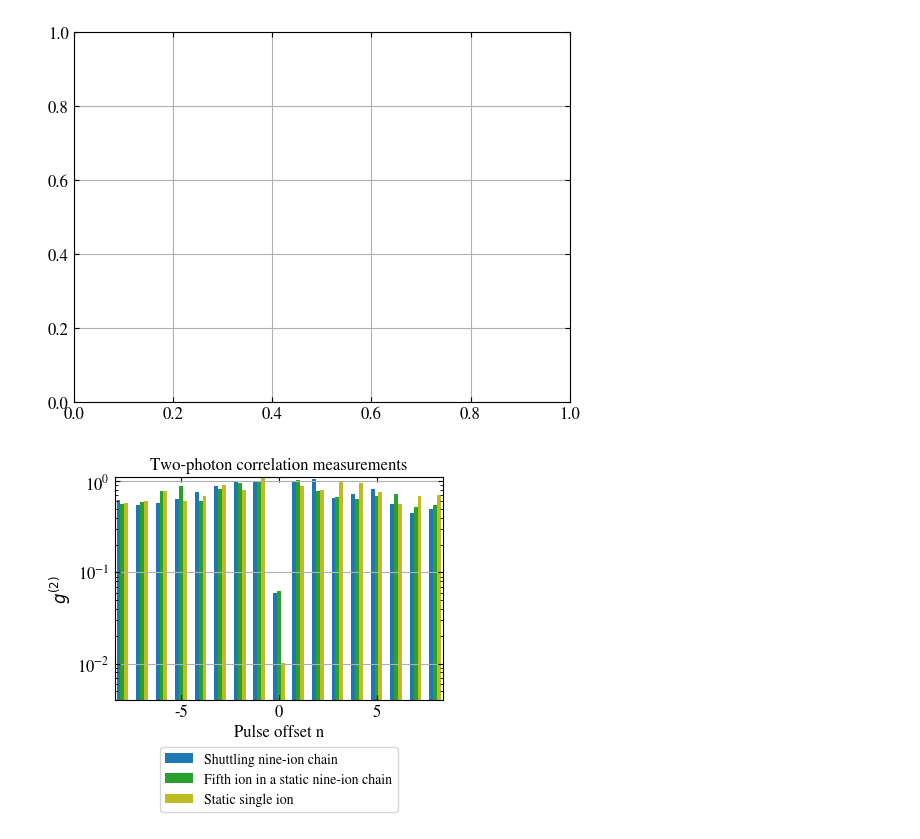
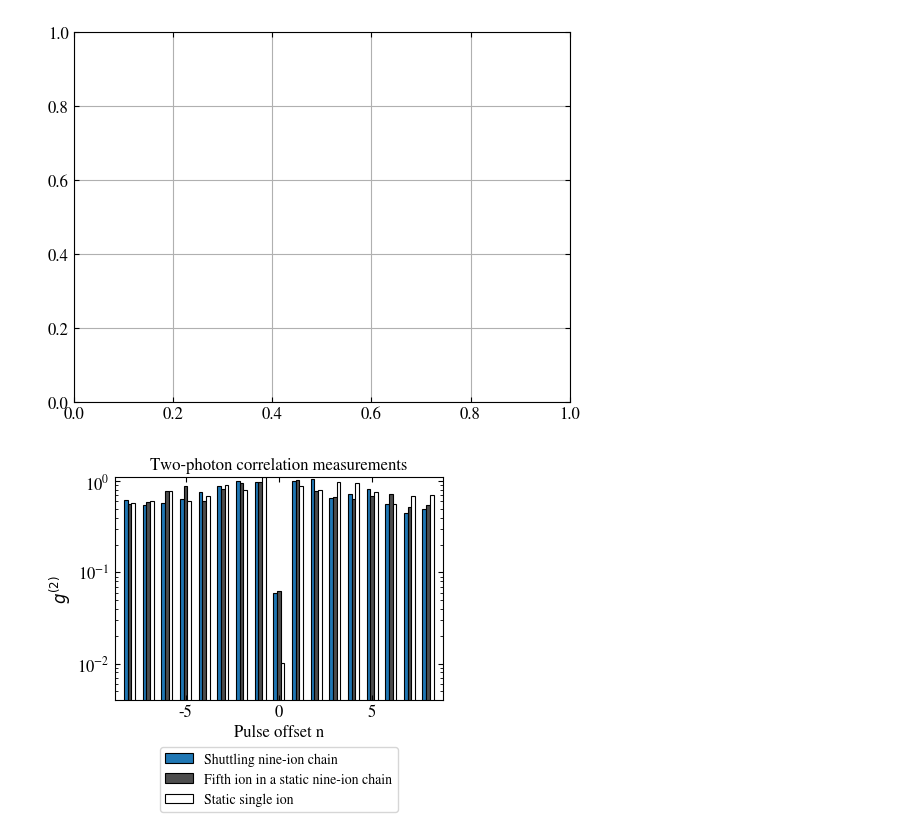
Before and after one commit to HaeffnerLab/Multiplexing, a Jupyter notebook: g2_data_processing/Static g2 data processing.ipynb, the cells around one changed output. Cells and saved outputs as stored; diff of their text form; code cells hidden in the pictures.

```diff
--- a/g2_data_processing/Static g2 data processing.ipynb
+++ b/g2_data_processing/Static g2 data processing.ipynb
@@ -1252,7 +1252,7 @@ import numpy as np
 import matplotlib.pyplot as plt
 import matplotlib
 
-# Consistent plot styling
+# ── Consistent plot styling ────────────────────────────────────────────────────
 matplotlib.rcParams.update({
     "font.family": "STIXGeneral",
     "xtick.labelsize": 12,
@@ -1261,73 +1261,77 @@ matplotlib.rcParams.update({
     "xtick.top": True,
     "ytick.labelsize": 12,
     "ytick.direction": "in",
     "ytick.right": True,
     "axes.labelsize": 12,
     "axes.labelpad": 3,
     "axes.grid": True
 })
 
-# Provided datasets
-data1 = np.array([0.61710037, 0.54275093, 0.57992565, 0.63197026, 0.75836431, 0.88475836,
-                  1.01115242, 0.98884758, 0.05947955, 1.01115242, 1.07063197, 0.65427509,
-                  0.72118959, 0.81784387, 0.55762082, 0.44609665, 0.49814126])
+# ── Data ───────────────────────────────────────────────────────────────────────
+data1 = np.array([
+    0.61710037, 0.54275093, 0.57992565, 0.63197026, 0.75836431, 0.88475836,
+    1.01115242, 0.98884758, 0.05947955, 1.01115242, 1.07063197, 0.65427509,
+    0.72118959, 0.81784387, 0.55762082, 0.44609665, 0.49814126
+])
 
-data2 = np.array([0.5634674922600619, 0.5882352941176471, 0.7801857585139319, 0.8854489164086687,
-                  0.6006191950464397, 0.8173374613003096, 0.9473684210526315, 0.978328173374613,
-                  0.06191950464396285, 1.021671826625387, 0.7739938080495357, 0.6687306501547987,
-                  0.631578947368421, 0.6934984520123839, 0.718266253869969, 0.5201238390092879,
-                  0.5510835913312694])
+data2 = np.array([
+    0.56346749, 0.58823529, 0.78018576, 0.88544892, 0.60061920, 0.81733746,
+    0.94736842, 0.97832817, 0.06191950, 1.02167183, 0.77399381, 0.66873065,
+    0.63157895, 0.69349845, 0.71826625, 0.52012384, 0.55108359
+])
 
-data3 = np.array([0.5736040609137056, 0.6040609137055838, 0.7868020304568528, 0.6040609137055838,
-                  0.6903553299492385, 0.9086294416243654, 0.8020304568527918, 1.1065989847715736,
-                  0.01015228426395939, 0.8934010152284264, 0.8071065989847716, 0.9898477157360406,
-                  0.9593908629441624, 0.7614213197969543, 0.5634517766497462, 0.6852791878172588,
-                  0.7157360406091371])
+data3 = np.array([
+    0.57360406, 0.60406091, 0.78680203, 0.60406091, 0.69035533, 0.90862944,
+    0.80203046, 1.10659898, 0.01015228, 0.89340102, 0.80710660, 0.98984772,
+    0.95939086, 0.76142132, 0.56345178, 0.68527919, 0.71573604
+])
 
-# X-axis labels
+# X-axis positions
 x_labels = np.linspace(-8, 8, num=17)
 
-# Create figure
+# ── Plot ───────────────────────────────────────────────────────────────────────
 fig, ax = plt.subplots(figsize=(4.25, 4.25))
+width = 0.2                    # bar width
+ec    = 'k'                    # border colour
+lw    = 0.8                    # border thickness
 
-# Bar widths and plotting
-width = 0.2
-ax.bar(x_labels - width, data1, width, color='C0', label='Shuttling nine-ion chain')
-ax.bar(x_labels,         data2, width, color='C2', label='Fifth ion in a static nine-ion chain')
-ax.bar(x_labels + width, data3, width, color='C8', label='Static single ion')
+dark_grey = "#4d4d4d"
 
-# Log scale & limits
+ax.bar(x_labels - width, data1, width,
+       color='C0', edgecolor=ec, linewidth=lw,
+       label='Shuttling nine-ion chain')
+
+ax.bar(x_labels, data2, width,
+       color=dark_grey, edgecolor=ec, linewidth=lw,
+       label='Fifth ion in a static nine-ion chain')
+
+ax.bar(x_labels + width, data3, width,
+       color='white', edgecolor=ec, linewidth=lw,
+       label='Static single ion')
+
+# ── Axes, scales, limits ──────────────────────────────────────────────────────
 ax.set_yscale('log')
 ax.set_ylim(0.0040, 1.1)
 
-# Only show ticks at -5, 0, +5
 ax.set_xticks([-5, 0, 5])
 ax.set_xticklabels(['-5', '0', '5'])
+ax.set_xlim(x_labels.min() - 4*width, x_labels.max() + 4*width)
 
-# Make sure the data still spans beyond those ticks
-ax.set_xlim(x_labels.min() - 2 * width, x_labels.max() + 2 * width)
+ax.set_xlabel("Pulse offset n")
+ax.set_ylabel(r"$g^{(2)}$")
+ax.set_title("Two-photon correlation measurements")
 
-# Labels & title
-ax.set_xlabel("Pulse offset n")
-ax.set_ylabel(r'$g^{(2)}$')
-ax.set_title('Two-photon correlation measurements')
+ax.xaxis.grid(False)
+# ax.yaxis.grid(True, which='both')
+ax.yaxis.grid(False)
 
-# Grids
-ax.xaxis.grid(False)
-ax.yaxis.grid(True)
+# ── Legend ─────────────────────────────────────────────────────────────────────
+ax.legend(loc='upper center', bbox_to_anchor=(0.5, -0.18), ncol=1)
 
-# Move legend below the plot, centered, in one column (3 rows)
-ax.legend(
-    loc='upper center',
-    bbox_to_anchor=(0.5, -0.18),
-    ncol=1
-)
-
-# Adjust bottom margin to fit legend
 plt.tight_layout(rect=[0, 0.05, 1, 1])
 
-# Save and show
-plt.savefig('Fig_3_combined.pdf', format='pdf')
+# ── Save & show ───────────────────────────────────────────────────────────────
+plt.savefig("Fig_3_combined.pdf", format="pdf")
 plt.show()
 # %% [output]
-[figure, old version]
+[figure, new version]
```
